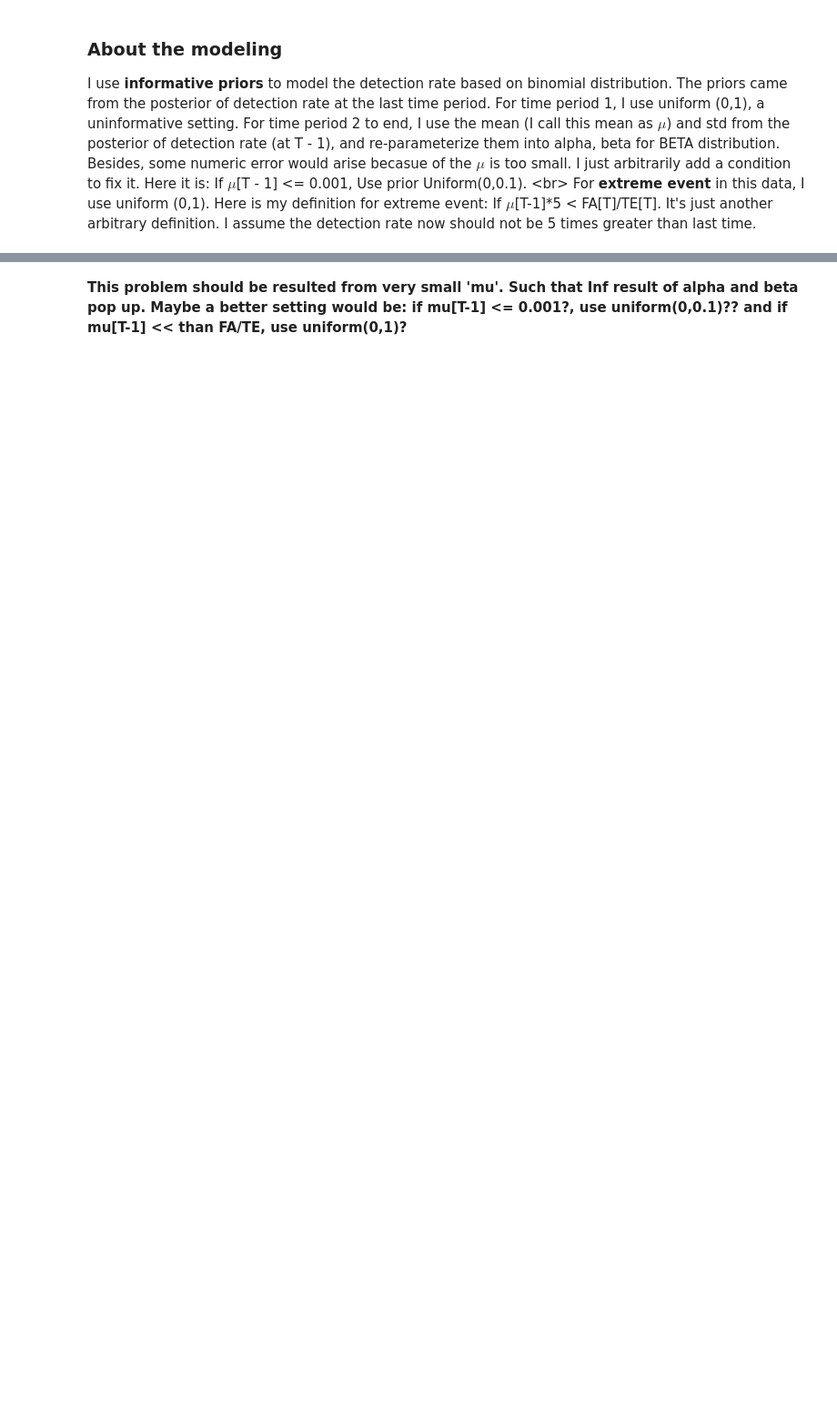
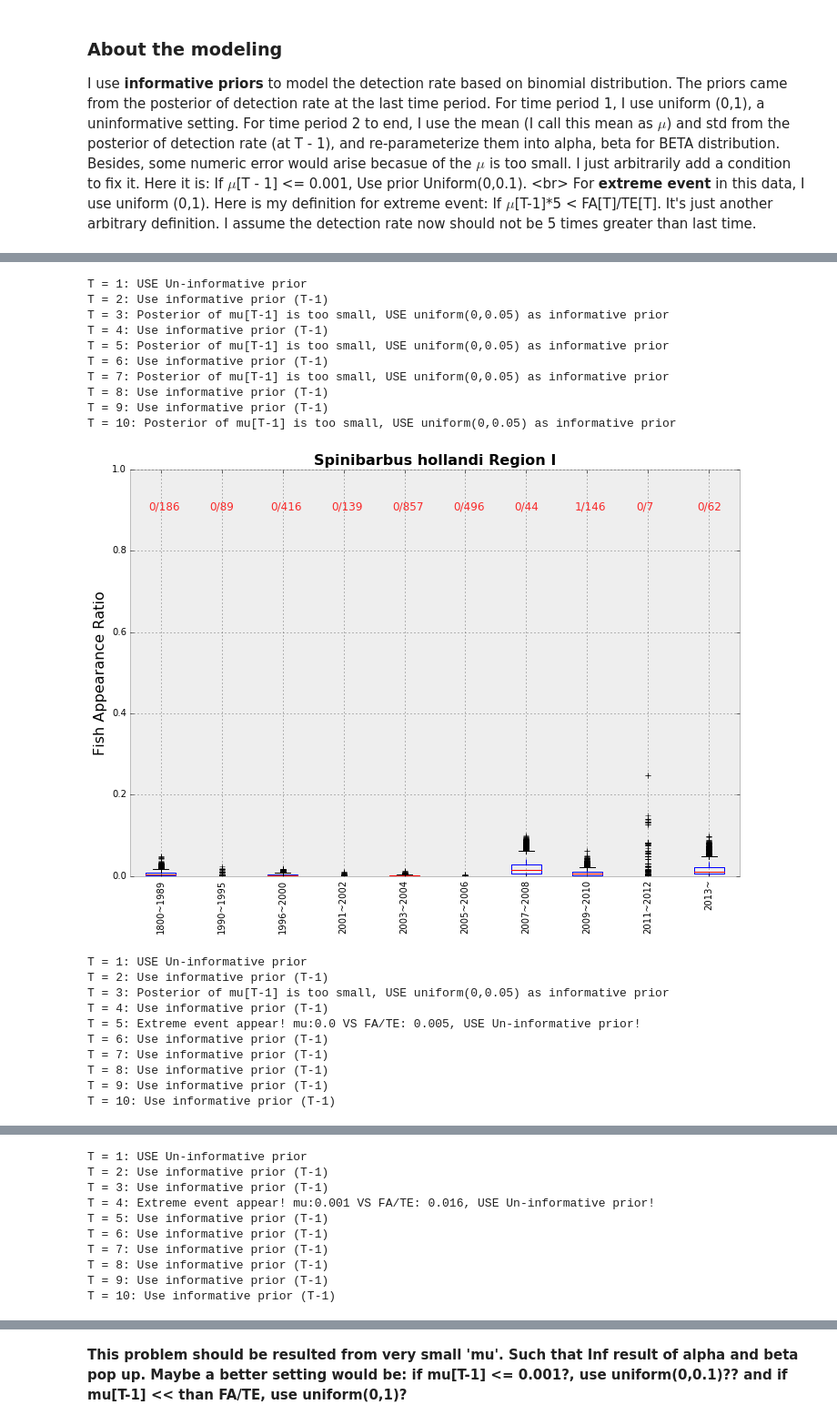
Before and after one commit to even311379/NaitiveInvasiveFish, a Jupyter notebook: NIFWFA.ipynb, the cells around one changed output, grey strips where cells are left out. Shown at 91% size. Drawn from its saved outputs; the diff is of its cells as text; code cells hidden in the pictures; blank space fills up the shorter version.

```diff
--- a/NIFWFA.ipynb
+++ b/NIFWFA.ipynb
@@ -323,0 +372,27 @@ T = 10: Use informative prior (T-1)
+# %%
+Sh_DD = []
+for i,j in enumerate(['I','II','III','IV','V']):
+    Q = Run_N_Show(Sh.iloc[i*2],Sh.iloc[i*2+1],'Spinibarbus hollandi Region '+j)
+    Sh_DD.append(Q)
+# %% [output]
+T = 1: USE Un-informative prior
+T = 2: Use informative prior (T-1)
+T = 3: Posterior of mu[T-1] is too small, USE uniform(0,0.05) as informative prior
+T = 4: Use informative prior (T-1)
+T = 5: Posterior of mu[T-1] is too small, USE uniform(0,0.05) as informative prior
+T = 6: Use informative prior (T-1)
+T = 7: Posterior of mu[T-1] is too small, USE uniform(0,0.05) as informative prior
+T = 8: Use informative prior (T-1)
+T = 9: Use informative prior (T-1)
+T = 10: Posterior of mu[T-1] is too small, USE uniform(0,0.05) as informative prior
+[figure, added]
+T = 1: USE Un-informative prior
+T = 2: Use informative prior (T-1)
+T = 3: Posterior of mu[T-1] is too small, USE uniform(0,0.05) as informative prior
+T = 4: Use informative prior (T-1)
+T = 5: Extreme event appear! mu:0.0 VS FA/TE: 0.005, USE Un-informative prior!
+T = 6: Use informative prior (T-1)
+T = 7: Use informative prior (T-1)
+T = 8: Use informative prior (T-1)
+T = 9: Use informative prior (T-1)
+T = 10: Use informative prior (T-1)
@@ -323,0 +400,10 @@ T = 10: Use informative prior (T-1)
+T = 1: USE Un-informative prior
+T = 2: Use informative prior (T-1)
+T = 3: Use informative prior (T-1)
+T = 4: Extreme event appear! mu:0.001 VS FA/TE: 0.016, USE Un-informative prior!
+T = 5: Use informative prior (T-1)
+T = 6: Use informative prior (T-1)
+T = 7: Use informative prior (T-1)
+T = 8: Use informative prior (T-1)
+T = 9: Use informative prior (T-1)
+T = 10: Use informative prior (T-1)
```
Also changed, not shown: parts of 21 cells of this notebook.
